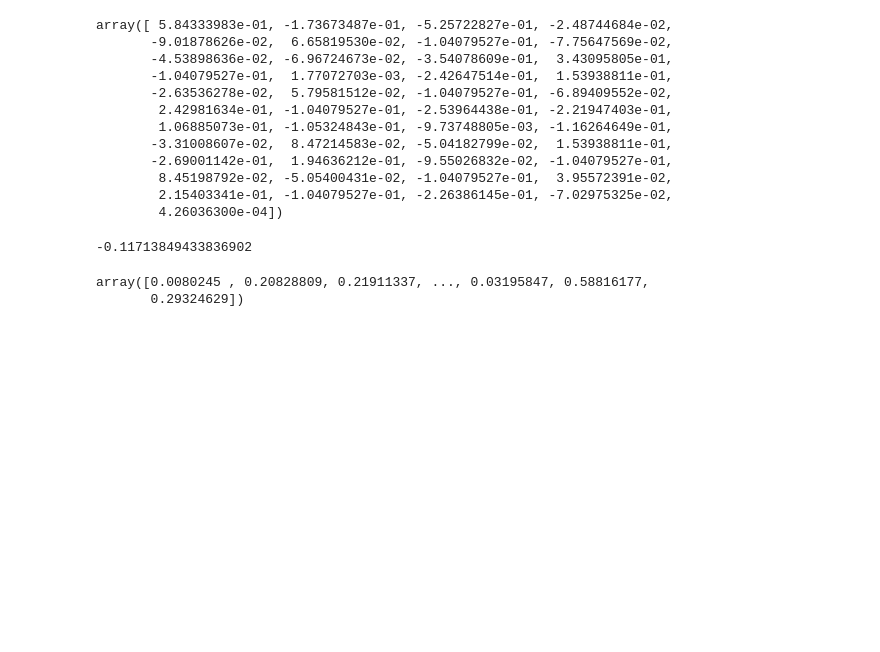
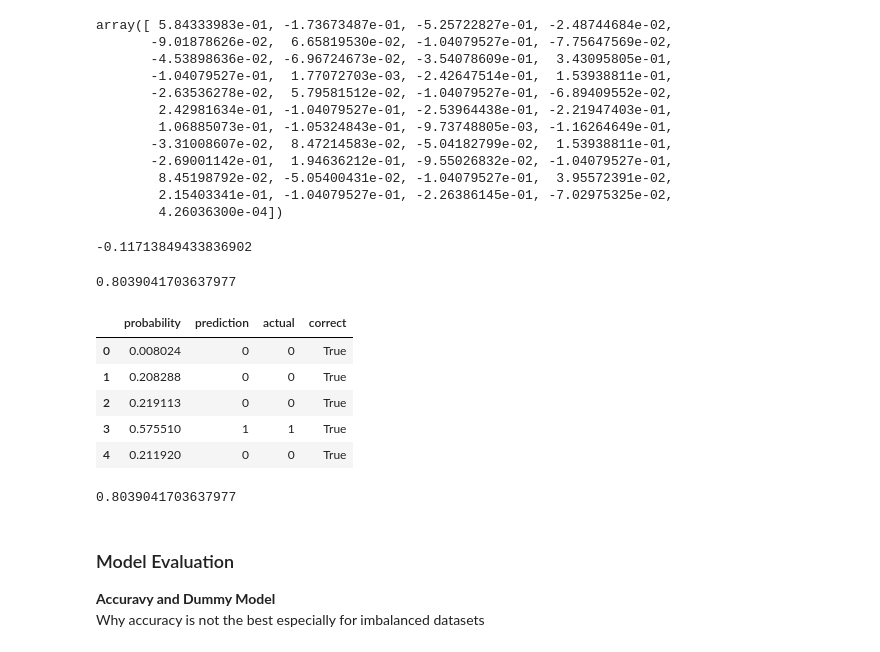
Before and after one commit to Ibraheem101/Churn-Prediction, a Jupyter notebook: Churn_Prediction.ipynb, the cells around one changed output. Drawn from its saved outputs; the diff is of its cells as text; code cells hidden in the pictures; blank space fills up the shorter version.

```diff
--- a/Churn_Prediction.ipynb
+++ b/Churn_Prediction.ipynb
@@ -481,7 +481,34 @@ model.intercept_[0]
 # %% [output]
 -0.11713849433836902
 # %%
-model.predict_proba(X_val)[:, 1] #Prob of occurrence of 1
+y_pred = model.predict_proba(X_val)[:, 1] #Prob of occurrence of 1
-# %% [output]
-array([0.0080245 , 0.20828809, 0.21911337, ..., 0.03195847, 0.58816177,
-       0.29324629])
+# %%
+churn_decision = y_pred > 0.5
+# %%
+(y_val == churn_decision).mean()
+# %% [output]
+0.8039041703637977
+# %%
+df_pred = pd.DataFrame()
+df_pred['probability'] = y_pred
+df_pred['prediction'] = churn_decision.astype(int)
+df_pred['actual'] = y_val
+
+df_pred['correct'] = df_pred.prediction == df_pred.actual
+# %%
+df_pred.head()
+# %% [output]
+|  | probability | prediction | actual | correct |
+| 0 | 0.008024 | 0 | 0 | True |
+| 1 | 0.208288 | 0 | 0 | True |
+| 2 | 0.219113 | 0 | 0 | True |
+| 3 | 0.575510 | 1 | 1 | True |
+| 4 | 0.211920 | 0 | 0 | True |
+# %%
+df_pred['correct'].mean()
+# %% [output]
+0.8039041703637977
+# %% [markdown]
+### Model Evaluation
+**Accuravy and Dummy Model**\
+Why accuracy is not the best especially for imbalanced datasets
```
Also changed, not shown: parts of 7 cells of this notebook.
